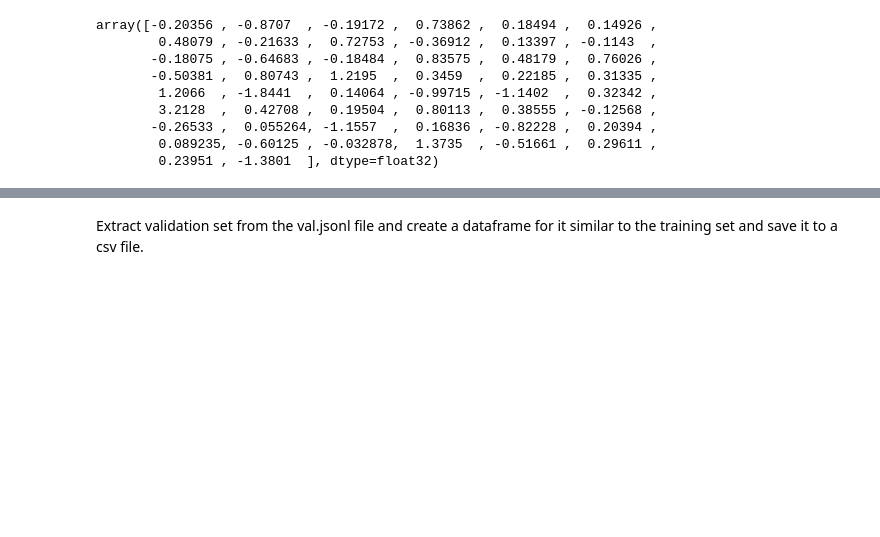
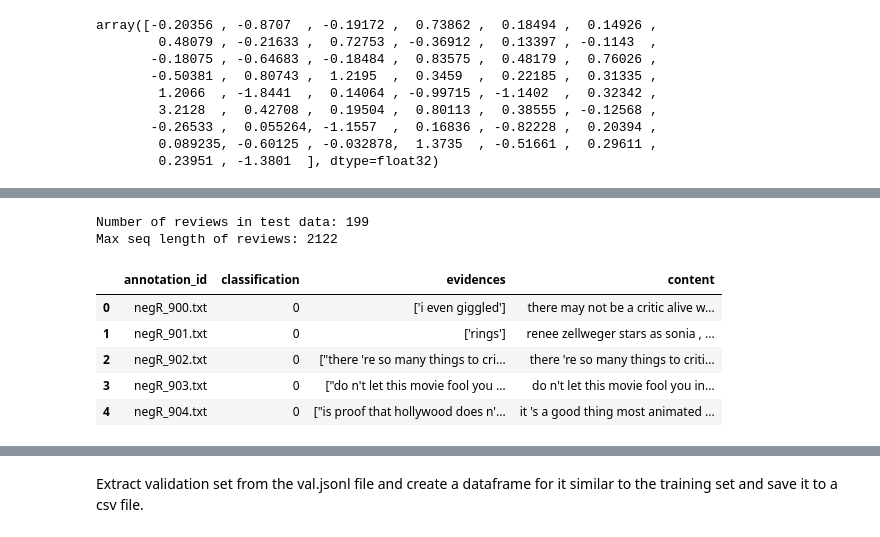
Before and after one commit to Nikhil-Kadapala/NeuralNets, a Jupyter notebook: standardNeuralNets/stdCNN_LIME.ipynb, the cells around one changed output, grey strips where cells are left out. Drawn from its saved outputs; the diff is of its cells as text; code cells hidden in the pictures; blank space fills up the shorter version.

```diff
--- a/standardNeuralNets/stdCNN_LIME.ipynb
+++ b/standardNeuralNets/stdCNN_LIME.ipynb
@@ -286,3 +312,25 @@ Max seq length of reviews: 2809
+# %%
+# convert the test dataset to a pandas dataframe
+test_df = pd.DataFrame(test_data)
+test_df.drop(columns=['docids','query', 'query_type'], inplace=True)
+test_df['evidences'] = test_df['evidences'].astype(str)
+
+test_rationales = test_df['evidences']
+test_reviews = [get_content(test_data, i) for i in range(test_size)]
+test_classes = [get_classes(test_data, i) for i in range(test_size)]
+
+print("Number of reviews in test data:",len(test_reviews))
+print("Max seq length of reviews:", np.max([len(review.split()) for review in test_reviews]))
+test_df.head()
+# %% [output]
+Number of reviews in test data: 199
+Max seq length of reviews: 2122
+|  | annotation_id | classification | evidences | content |
+| 0 | negR_900.txt | 0 | ['i even giggled'] | there may not be a critic alive w... |
+| 1 | negR_901.txt | 0 | ['rings'] | renee zellweger stars as sonia , ... |
+| 2 | negR_902.txt | 0 | ["there 're so many things to cri... | there 're so many things to criti... |
+| 3 | negR_903.txt | 0 | ["do n't let this movie fool you ... | do n't let this movie fool you in... |
+| 4 | negR_904.txt | 0 | ["is proof that hollywood does n'... | it 's a good thing most animated ... |
 # %%
 # Find the smallest review of all to inspect and understand the training data structure.
 smallest_entry = df.loc[df['content'].apply(len).idxmin()]
```
Also changed, not shown: parts of 8 cells of this notebook.
